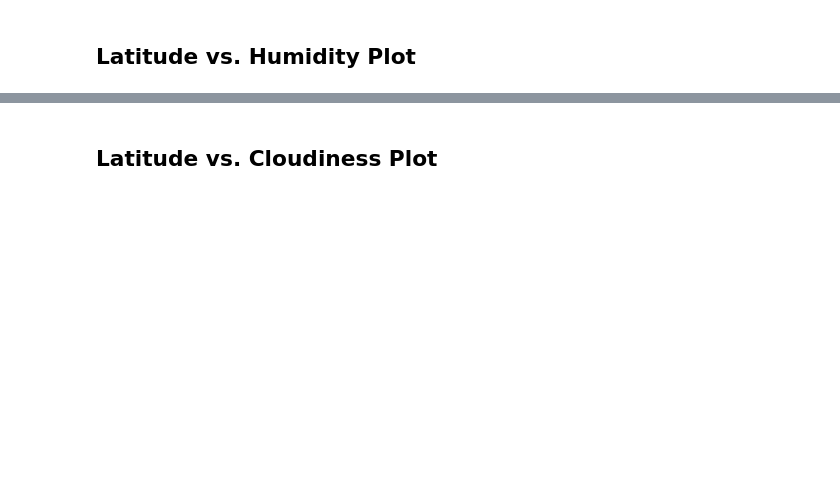
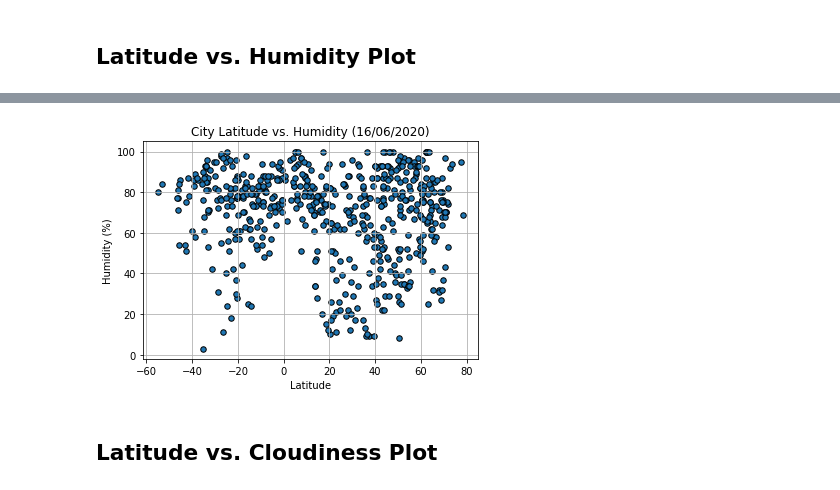
Before and after one commit to bnarath/python-api-challenge, a Jupyter notebook: CodeBase/WeatherPy.ipynb, the cells around one changed output, grey strips where cells are left out. Saved outputs shown, nothing was run; the diff lists cells and outputs as text; code cells hidden in the pictures; blank space fills up the shorter version.

```diff
--- a/CodeBase/WeatherPy.ipynb
+++ b/CodeBase/WeatherPy.ipynb
@@ -147,2 +215,19 @@ Int64Index([], dtype='int64')
+# %%
+
+ax2 = clean_city_data.plot(x='Lat',
+                           y='Humidity',
+                           kind='scatter',
+                           grid=True,
+                           edgecolor='k',
+                           s=30,
+                           title=f"City Latitude vs. Humidity ({utc_date})",
+                           ylim=(min(clean_city_data['Humidity'])-5, max(clean_city_data['Humidity'])+5)
+                          )
+
+
+_=ax2.set_xlabel('Latitude')
+_=ax2.set_ylabel('Humidity (%)')
+# %% [output]
+[figure, added]
 # %% [markdown]
 ## Latitude vs. Cloudiness Plot
```
Also changed, not shown: parts of 51 cells of this notebook, 3 other files.
